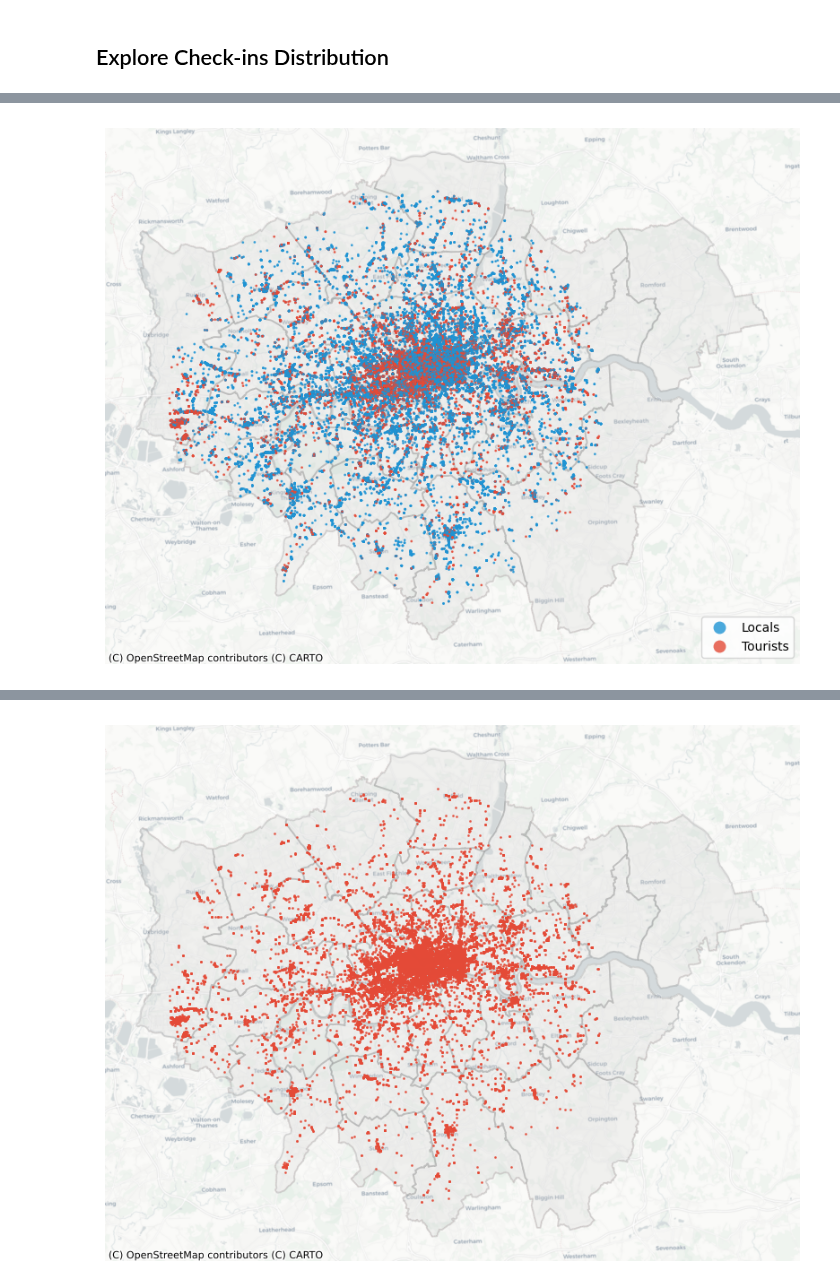
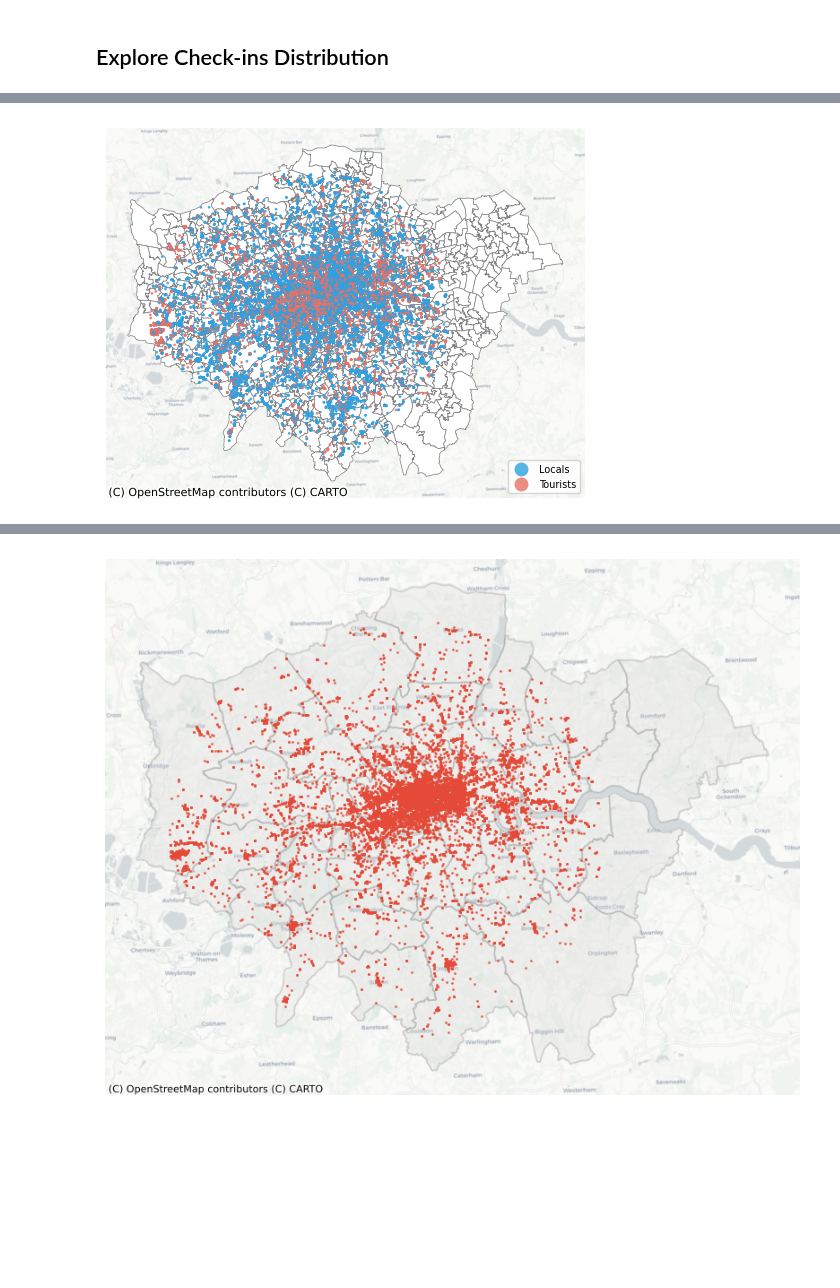
Before and after one commit to leyixu21/Semantic-Trajectory, a Jupyter notebook: clean_foursquare_data.ipynb, the cells around one changed output, grey strips where cells are left out. Drawn from its saved outputs; the diff is of its cells as text; code cells hidden in the pictures; blank space fills up the shorter version.

```diff
--- a/clean_foursquare_data.ipynb
+++ b/clean_foursquare_data.ipynb
@@ -1842,34 +1883,48 @@ len(gdf_london_cleaned_tourists['User ID'].unique())
 # %%
 from matplotlib.colors import ListedColormap
+from matplotlib_scalebar.scalebar import ScaleBar
 
 # map tourist labels
 labels = {'n': 'Locals', 'y': 'Tourists'}
 gdf_london_cleaned['label'] = gdf_london_cleaned['tourist'].map(labels)
 
 # define the colormap for locals and tourists
-cmap_dict = {'Locals': '#1f94d4', 'Tourists': '#e44a37'}
+cmap_dict = {'Locals': '#30a2e1', 'Tourists': '#ea7264'}
 cmap = ListedColormap(list(cmap_dict.values()))
 
 # plot the distribution of check-ins of locals and tourists
-fig, ax = plt.subplots(figsize=(10, 10))
+fig, ax = plt.subplots()
 
 # transform the crs
-london_borough = london_borough.to_crs(epsg=27700)
+london = london.to_crs(epsg=27700)
 gdf_london_cleaned_proj = gdf_london_cleaned.to_crs(epsg=27700)
 
 # plot london boroughs
-london_borough.plot(ax=ax, facecolor='lightgrey', edgecolor='grey', linewidth=1.3, alpha=0.25)
+london.plot(ax=ax, color='white', edgecolor='grey', linewidth=0.5)
+
 # plot check-ins
-gdf_london_cleaned_proj.plot(ax=ax, column='label', cmap=cmap, markersize=1, alpha=0.8, legend=True, legend_kwds={"loc": "lower right"})
+gdf_london_cleaned_proj.plot(ax=ax, column='label', cmap=cmap, markersize=1, alpha=0.8, legend=True, legend_kwds={"loc": "lower right", "fontsize": 7})
+
 # add the basemap
 ctx.add_basemap(ax, crs = gdf_london_cleaned_proj.crs.to_string(), source=ctx.providers.CartoDB.Positron)
+
+
+# # add the scale bar
+# scale = ScaleBar(
+#     dx=1,
+#     location="center right",  # in relation to the whole plot
+#     label_loc="right",
+#     scale_loc="bottom",  # in relation to the line
+# )
+# ax.add_artist(scale)
 
 # turn of axes
 ax.set_axis_off()
 plt.savefig(path_figures+'foursquare_distribution.png', dpi=300)
+
 plt.show()
 # %% [output]
-[figure, old version]
+[figure, new version]
 # %%
 # plot the distribution of check-ins of locals and tourists
 fig, ax = plt.subplots(figsize=(10, 10))
```
Also changed, not shown: parts of 13 cells of this notebook.
